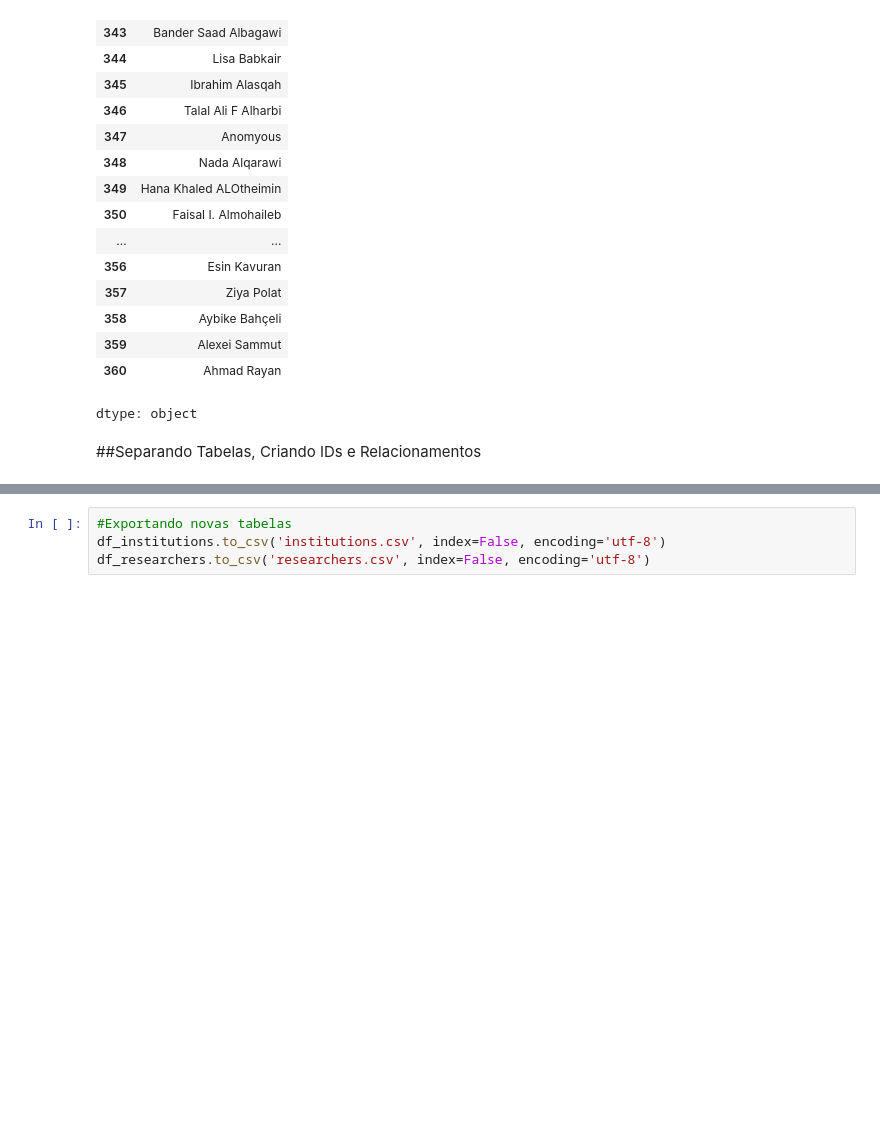
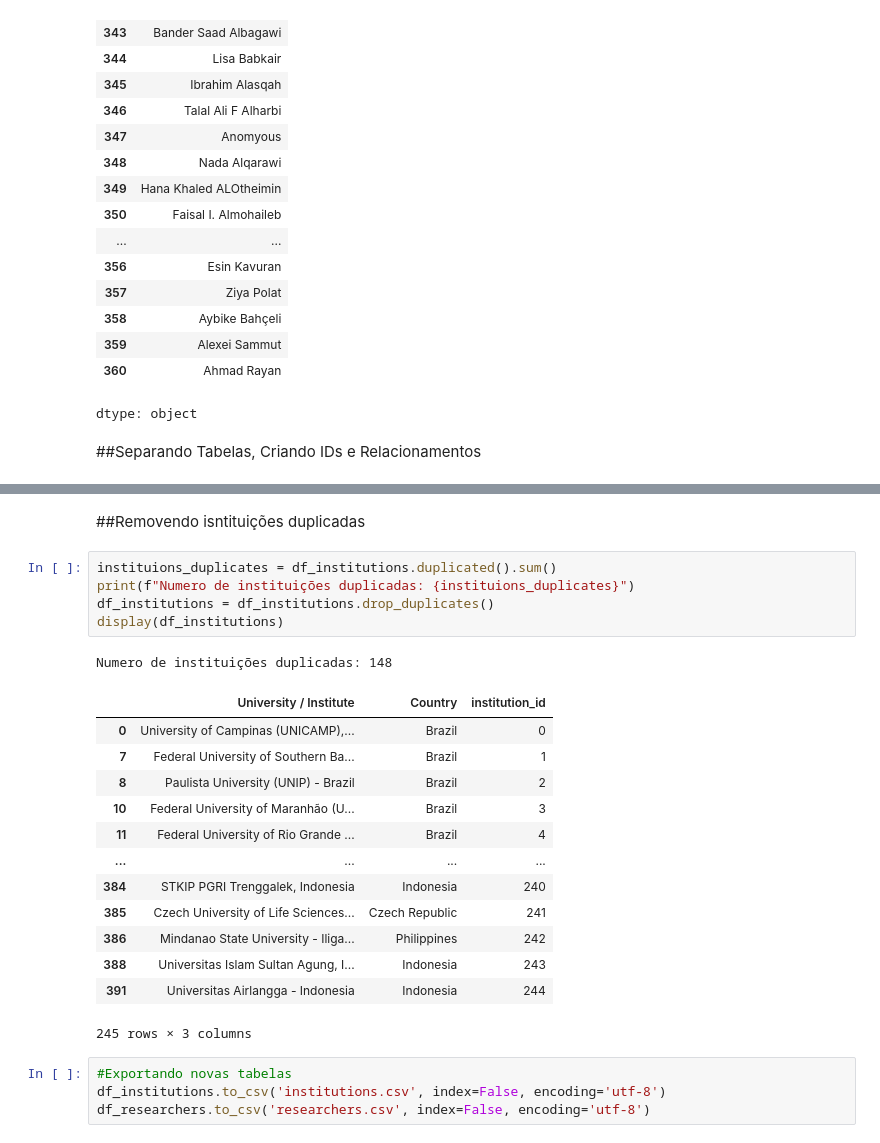
Before and after one commit to rafaelsantiagosilva/globe-genai, a Jupyter notebook: data/Tratamento_de_Dados.ipynb, the cells around one changed output, grey strips where cells are left out. Saved outputs shown, nothing was run; the diff lists cells and outputs as text; blank space fills up the shorter version.

```diff
--- a/data/Tratamento_de_Dados.ipynb
+++ b/data/Tratamento_de_Dados.ipynb
@@ -124,4 +125,26 @@ Tabela Pesquisadores:
 393 rows × 3 columns
+# %% [markdown]
+##Removendo isntituições duplicadas
+# %%
+instituions_duplicates = df_institutions.duplicated().sum()
+print(f"Numero de instituições duplicadas: {instituions_duplicates}")
+df_institutions = df_institutions.drop_duplicates()
+display(df_institutions)
+# %% [output]
+Numero de instituições duplicadas: 148
+|  | University / Institute | Country | institution_id |
+| 0 | University of Campinas (UNICAMP),... | Brazil | 0 |
+| 7 | Federal University of Southern Ba... | Brazil | 1 |
+| 8 | Paulista University (UNIP) - Brazil | Brazil | 2 |
+| 10 | Federal University of Maranhão (U... | Brazil | 3 |
+| 11 | Federal University of Rio Grande ... | Brazil | 4 |
+| ... | ... | ... | ... |
+| 384 | STKIP PGRI Trenggalek, Indonesia | Indonesia | 240 |
+| 385 | Czech University of Life Sciences... | Czech Republic | 241 |
+| 386 | Mindanao State University - Iliga... | Philippines | 242 |
+| 388 | Universitas Islam Sultan Agung, I... | Indonesia | 243 |
+| 391 | Universitas Airlangga - Indonesia | Indonesia | 244 |
+245 rows × 3 columns
 # %%
 #Exportando novas tabelas
 df_institutions.to_csv('institutions.csv', index=False, encoding='utf-8')
```
Also changed, not shown: parts of 1 cell of this notebook, 1 other file.
